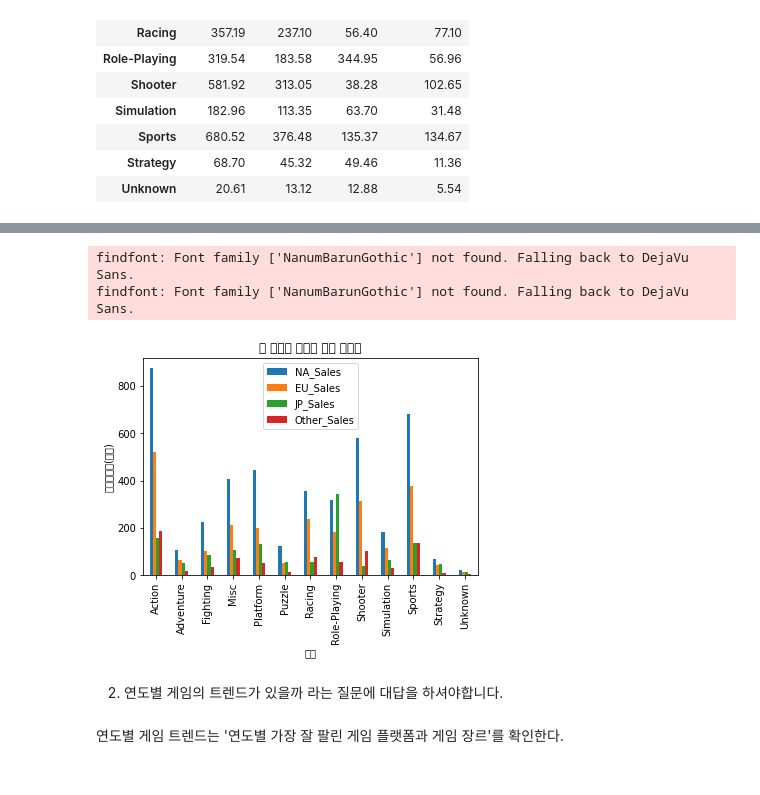
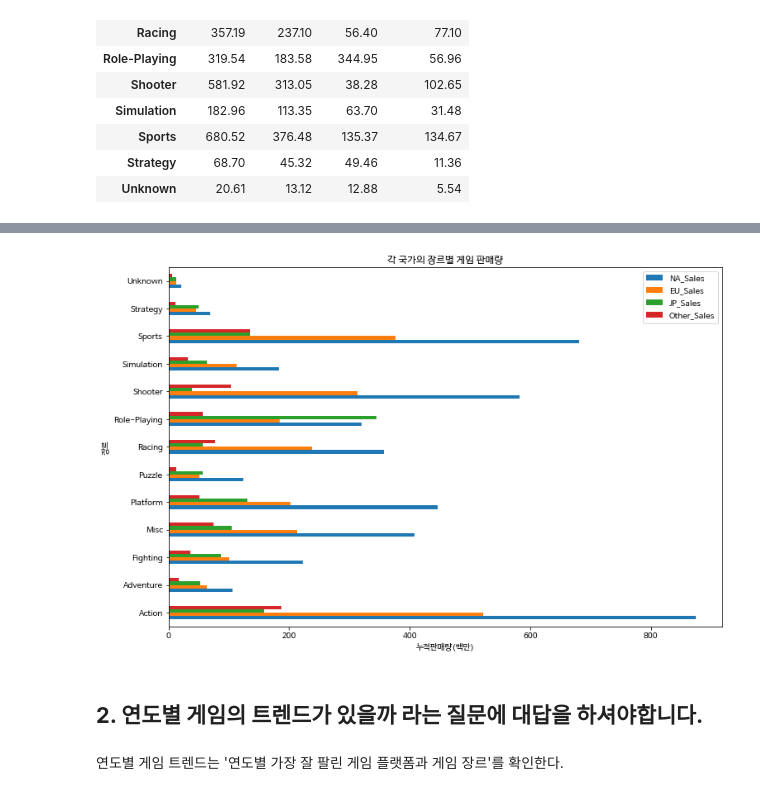
Before and after one commit to y001003/Bootcamp, a Jupyter notebook: Section1_Project.ipynb, the cells around one changed output, grey strips where cells are left out. Cells and saved outputs as stored; diff of their text form; code cells hidden in the pictures.

```diff
--- a/Section1_Project.ipynb
+++ b/Section1_Project.ipynb
@@ -243,21 +296,20 @@ Other_Sales  186.45  134.67  102.65   77.10   74.04
 # %%
 import matplotlib.pyplot as plt
 
 plt.rc('font', family='NanumBarunGothic')
 plt.rc('axes', unicode_minus=False)
 
-grouped_genre.plot(kind="bar")
+grouped_genre.plot(kind="barh",figsize=(12,8))
 
 plt.title("각 국가의 장르별 게임 판매량")
-plt.xlabel("장르")
-plt.ylabel("누적판매량(백만)")
+plt.xlabel("누적판매량(백만)")
+plt.ylabel("장르")
 plt.show()
 # %% [output]
-findfont: Font family ['NanumBarunGothic'] not found. Falling back to DejaVu Sans.
-findfont: Font family ['NanumBarunGothic'] not found. Falling back to DejaVu Sans.
-[figure, old version]
+[figure, new version]
 # %% [markdown]
-2. 연도별 게임의 트렌드가 있을까 라는 질문에 대답을 하셔야합니다.
+**2. 연도별 게임의 트렌드가 있을까 라는 질문에 대답을 하셔야합니다.**
+---
 # %% [markdown]
 연도별 게임 트렌드는 '연도별 가장 잘 팔린 게임 플랫폼과 게임 장르'를 확인한다.
 # %%
```
Also changed, not shown: parts of 22 cells of this notebook.
